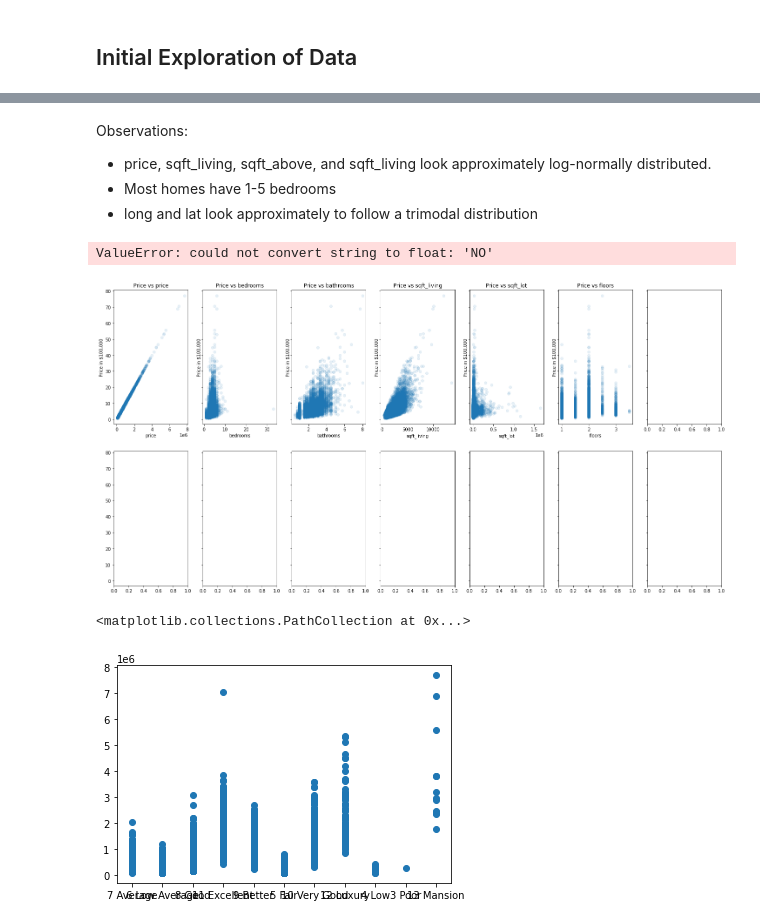
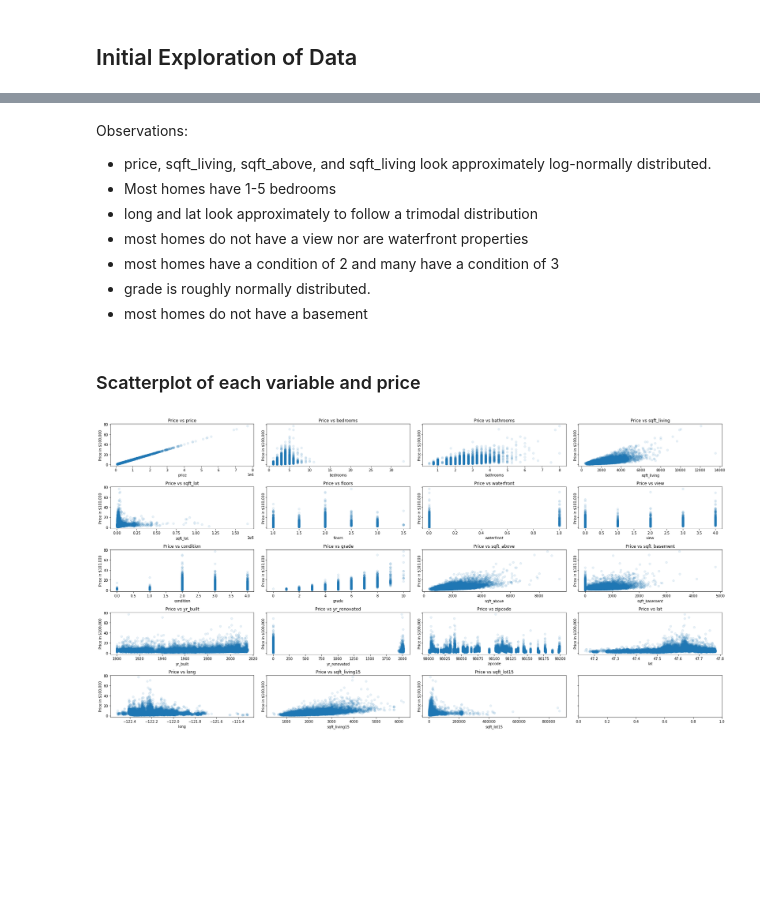
Before and after one commit to samoliver3/dsc-phase-2-project-v2-3, a Jupyter notebook: student.ipynb, the cells around one changed output, grey strips where cells are left out. Cells and saved outputs as stored; diff of their text form; code cells hidden in the pictures; blank space fills up the shorter version.

```diff
--- a/student.ipynb
+++ b/student.ipynb
@@ -113,3 +113,6 @@ dtypes: float64(6), int64(8), object(5)
 memory usage: 3.1+ MB
 # %%
 # handle values of waterfront, grade, etc... object columns
+obj_cols = ['waterfront', 'view', 'condition', 'grade', 'sqft_basement']
+for c in obj_cols:
+    print(df[c].unique())
@@ -140,22 +251,22 @@ Observations:
 * price, sqft_living, sqft_above, and sqft_living look approximately log-normally distributed.
 * Most homes have 1-5 bedrooms
 * long and lat look approximately to follow a trimodal distribution
+* most homes do not have a view nor are waterfront properties
+* most homes have a condition of 2 and many have a condition of 3
+* grade is roughly normally distributed.
+* most homes do not have a basement
+# %% [markdown]
+### Scatterplot of each variable and price
 # %%
 # visualize scatterplots of histograms with price as y variable
-fig, axes = plt.subplots(nrows=2, ncols=7, figsize=(25, 12.5), sharey=True)
+fig, axes = plt.subplots(nrows=5, ncols=4, figsize=(25, 12.5), sharey=True)
 
 for ax, column in zip(axes.flatten(), df.columns):
     ax.scatter(df[column], df['price'] / 100_000, label=column, alpha=.1)
     ax.set_title(f'Price vs {column}')
     ax.set_xlabel(column)
     ax.set_ylabel('Price in $100,000')
 
 fig.tight_layout()
 # %% [output]
-ValueError: could not convert string to float: 'NO'
-[figure, old version]
+[figure, new version]
-# %%
-plt.scatter(df['grade'], df['price'])
-# %% [output]
-<matplotlib.collections.PathCollection at 0x...>
-[figure, removed]
```
Also changed, not shown: parts of 20 cells of this notebook.
